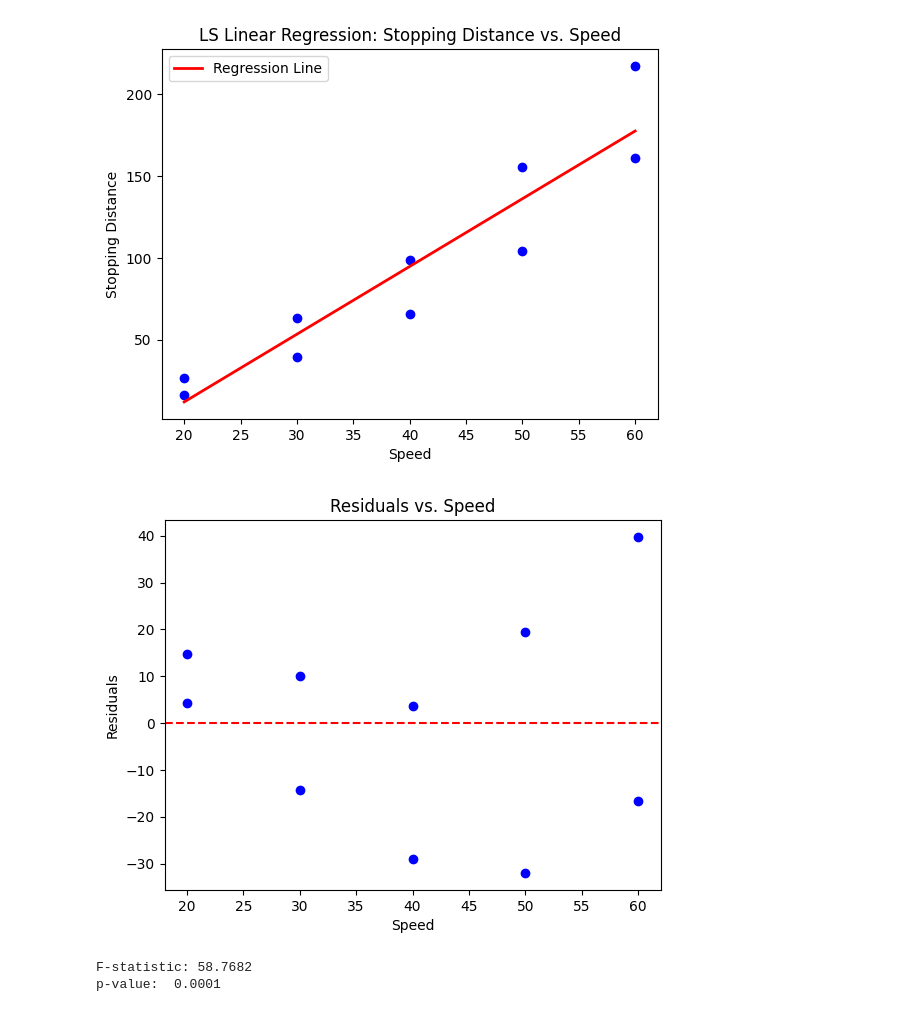
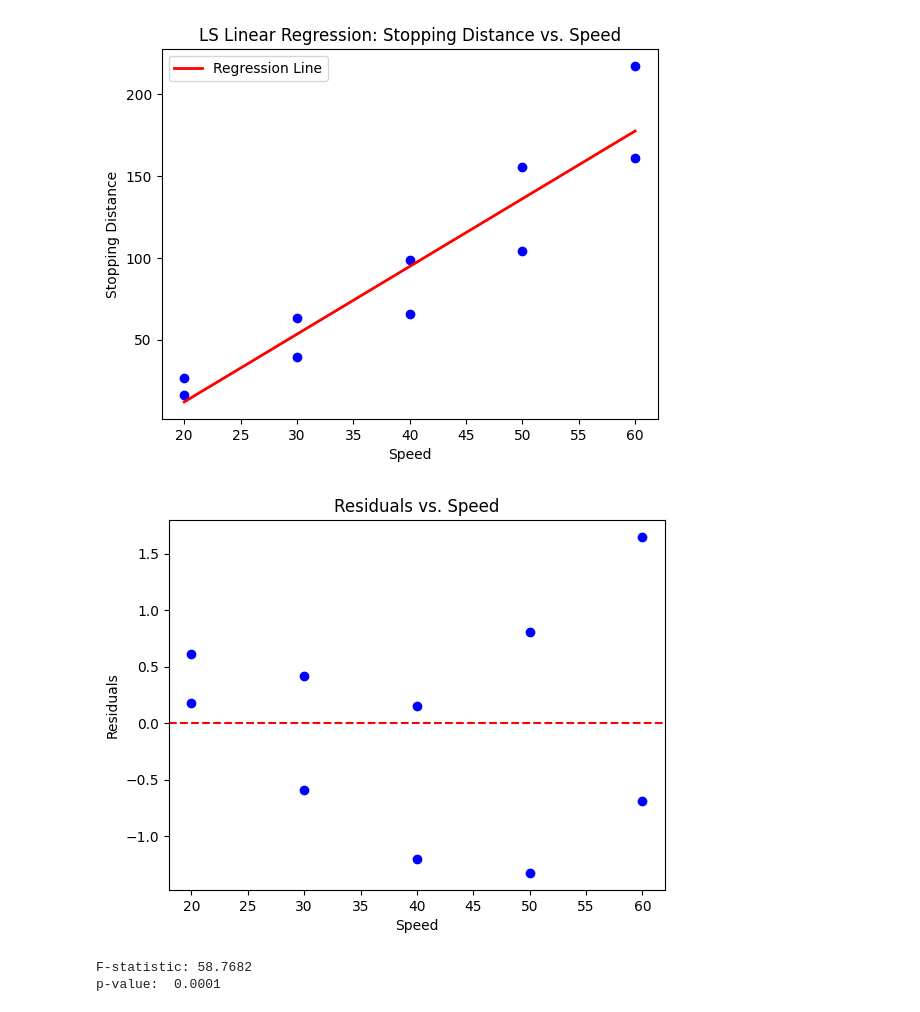
Before and after one commit to peta-byte/colab, a Jupyter notebook: Chapter_10_Answers.ipynb, the cells around one changed output. Saved outputs shown, nothing was run; the diff lists cells and outputs as text; code cells hidden in the pictures.

```diff
--- a/Chapter_10_Answers.ipynb
+++ b/Chapter_10_Answers.ipynb
@@ -353,16 +353,16 @@ plt.show()
 # %% [output]
 [figure]
 # %%
-# Plot Residuals
-residuals = model_speed_stop_dist.resid
+# Plot Residuals vs Speed
+residuals = model_speed_stop_dist.resid_pearson
 plt.scatter(x_speed, residuals, color="blue")
 plt.axhline(0, color="red", linestyle="--")
 plt.xlabel("Speed")
 plt.ylabel("Residuals")
 plt.title("Residuals vs. Speed")
 plt.show()
 # %% [output]
-[figure, old version]
+[figure, new version]
 # %%
 # b) Comment on the goodness of fit based on overall F-statistic and residual plot. Which 2 assumptions
 # of linear regression seem to be violated?
```
Also changed, not shown: parts of 1 cell of this notebook.
